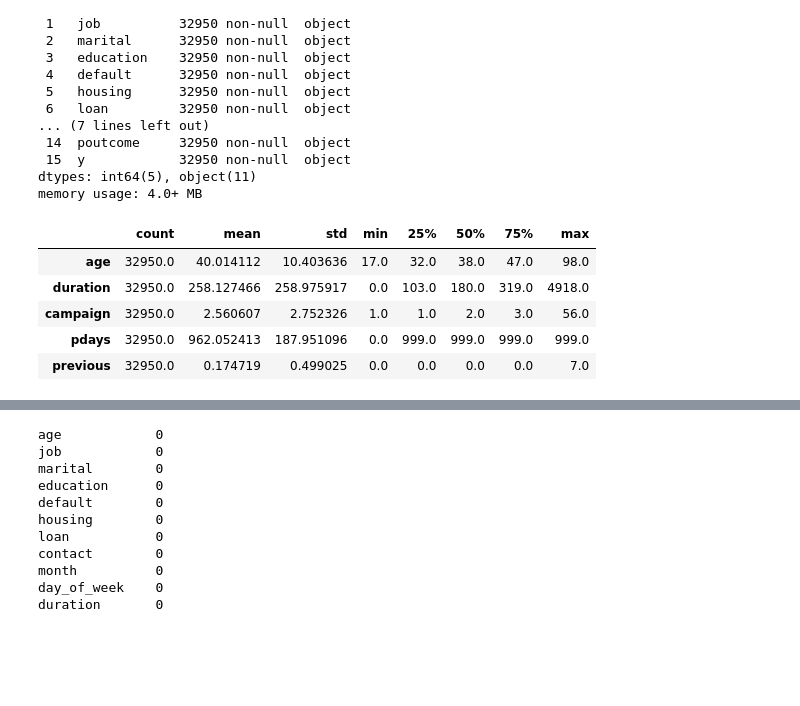
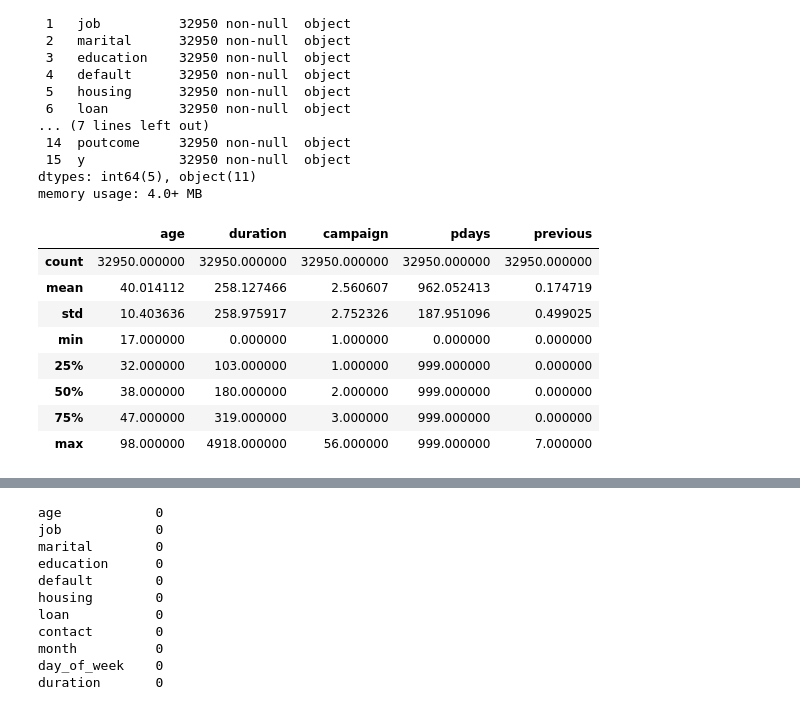
Before and after one commit to VenkataPrasad97/Practice, a Jupyter notebook: Daily_practice/acc-90-4.ipynb, the cells around one changed output, grey strips where cells are left out. Saved outputs shown, nothing was run; the diff lists cells and outputs as text; code cells hidden in the pictures; blank space fills up the shorter version.

```diff
--- a/Daily_practice/acc-90-4.ipynb
+++ b/Daily_practice/acc-90-4.ipynb
@@ -16,5 +14,5 @@ ModuleNotFoundError: No module named 'pandas'
 # %%
-Bnk=pd.read_csv("../input/banking-dataset-classification/new_train.csv")
+Bnk=pd.read_csv(r"C:\CODING LOCAL FOLDER\DATASETS\classification data set\dataset.csv")
 Bnk
 # %% [output]
 |  | age | job | marital | education | default | housing | loan | contact | month | day_of_week | ... |
@@ -51,12 +49,15 @@ Data columns (total 16 columns):
 dtypes: int64(5), object(11)
 memory usage: 4.0+ MB
 # %%
-Bnk.describe().T
+Bnk.describe()
 # %% [output]
-|  | count | mean | std | min | 25% | 50% | 75% | max |
-| age | 32950.0 | 40.014112 | 10.403636 | 17.0 | 32.0 | 38.0 | 47.0 | 98.0 |
-| duration | 32950.0 | 258.127466 | 258.975917 | 0.0 | 103.0 | 180.0 | 319.0 | 4918.0 |
-| campaign | 32950.0 | 2.560607 | 2.752326 | 1.0 | 1.0 | 2.0 | 3.0 | 56.0 |
-| pdays | 32950.0 | 962.052413 | 187.951096 | 0.0 | 999.0 | 999.0 | 999.0 | 999.0 |
-| previous | 32950.0 | 0.174719 | 0.499025 | 0.0 | 0.0 | 0.0 | 0.0 | 7.0 |
+|  | age | duration | campaign | pdays | previous |
+| count | 32950.000000 | 32950.000000 | 32950.000000 | 32950.000000 | 32950.000000 |
+| mean | 40.014112 | 258.127466 | 2.560607 | 962.052413 | 0.174719 |
+| std | 10.403636 | 258.975917 | 2.752326 | 187.951096 | 0.499025 |
+| min | 17.000000 | 0.000000 | 1.000000 | 0.000000 | 0.000000 |
+| 25% | 32.000000 | 103.000000 | 1.000000 | 999.000000 | 0.000000 |
+| 50% | 38.000000 | 180.000000 | 2.000000 | 999.000000 | 0.000000 |
+| 75% | 47.000000 | 319.000000 | 3.000000 | 999.000000 | 0.000000 |
+| max | 98.000000 | 4918.000000 | 56.000000 | 999.000000 | 7.000000 |
 # %%
```
Also changed, not shown: parts of 12 cells of this notebook.
